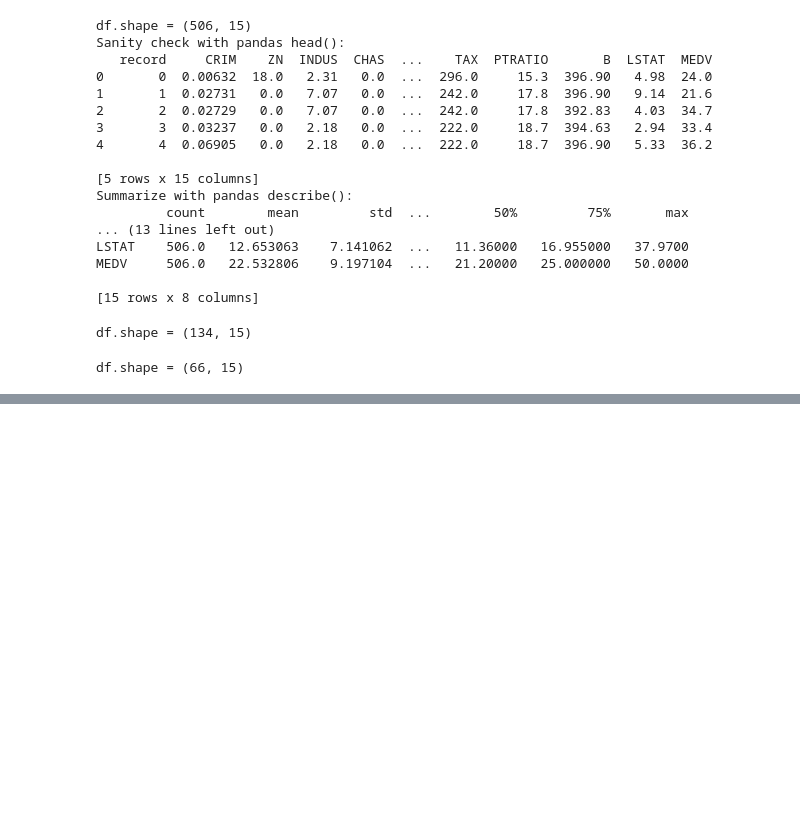
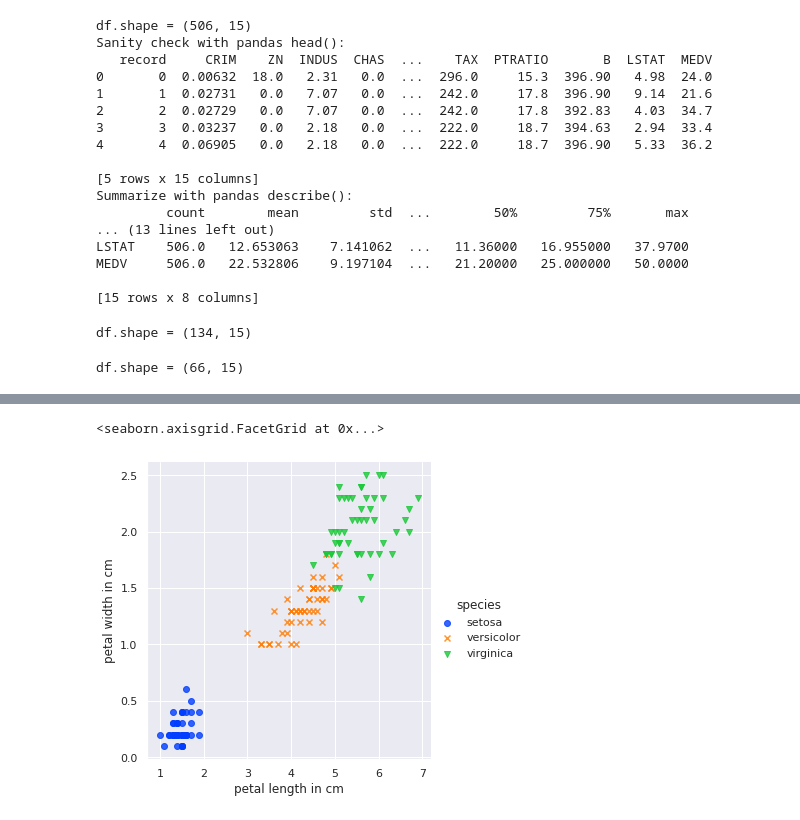
Before and after one commit to kemaladamr/python_data_mining, a Jupyter notebook: Collecting_exploring_and_visualizing_data.ipynb, the cells around one changed output, grey strips where cells are left out. Drawn from its saved outputs; the diff is of its cells as text; code cells hidden in the pictures; blank space fills up the shorter version.

```diff
--- a/Collecting_exploring_and_visualizing_data.ipynb
+++ b/Collecting_exploring_and_visualizing_data.ipynb
@@ -80,0 +434,7 @@ df = pd.read_sql_query(
+# %%
+sns.lmplot(x='petal length in cm', y='petal width in cm',
+           hue='species', data=df, fit_reg=False,
+           palette='bright', markers=['o', 'x', 'v'])
+# %% [output]
+<seaborn.axisgrid.FacetGrid at 0x...>
+[figure, added]
```
Also changed, not shown: parts of 43 cells of this notebook.
